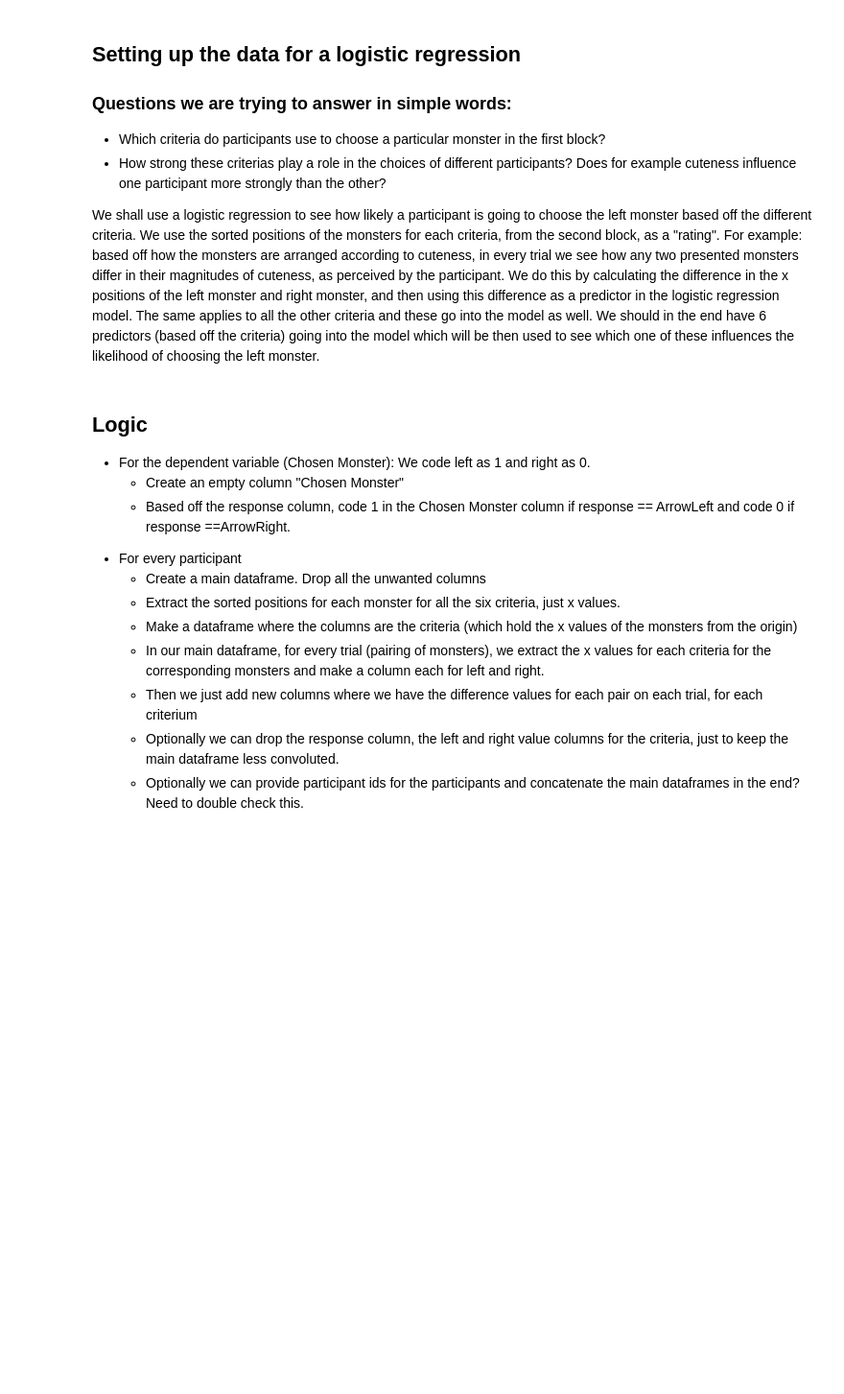
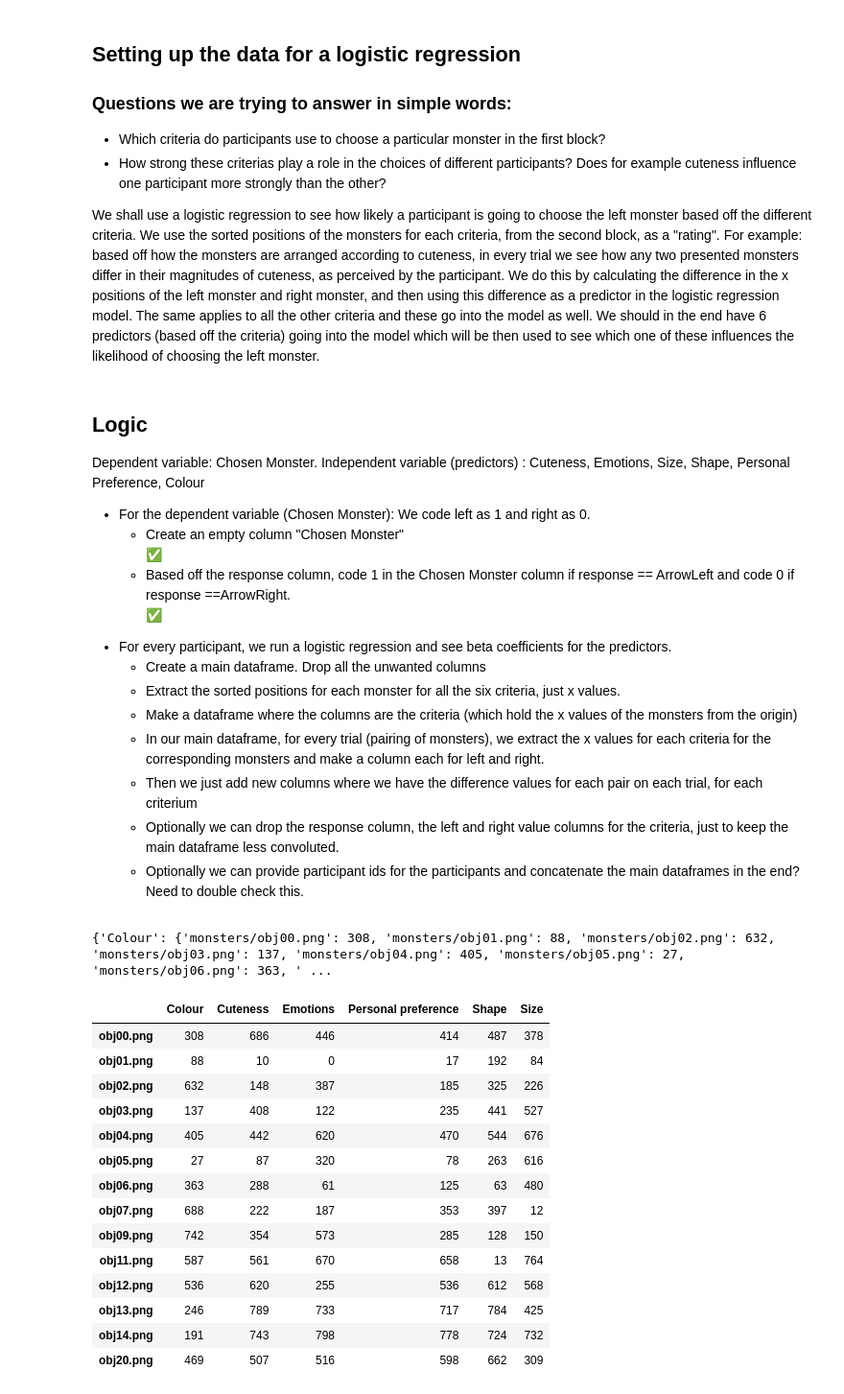
Before and after one commit to Christumas/Cognitive_Maps_Monsters_DataAnalysisCode, a Jupyter notebook: analysis.ipynb, the cells around one changed output. Shown at 96% size. Drawn from its saved outputs; the diff is of its cells as text; code cells hidden in the pictures; blank space fills up the shorter version.

Commit message:
created a dataframe to hold the monsters and their respective criteria values according to how the participant sorted them

```diff
--- a/analysis.ipynb
+++ b/analysis.ipynb
@@ -240,13 +204,15 @@ Text(0.5, 1.0, 'Cuteness')
 <p>We shall use a logistic regression to see how likely a participant is going to choose the left monster based off the different criteria. We use the sorted positions of the monsters for each criteria, from the second block, as a "rating". For example: based off how the monsters are arranged according to cuteness, in every trial we see how any two presented monsters differ in their magnitudes of cuteness, as perceived by the participant. We do this by calculating the difference in the x positions of the left monster and right monster, and then using this difference as a predictor in the logistic regression model. The same applies to all the other criteria and these go into the model as well. We should in the end have 6 predictors (based off the criteria) going into the model which will be then used to see which one of these influences the likelihood of choosing the left monster.</p>
 # %% [markdown]
 <h2>Logic</h2>
+<p>Dependent variable: Chosen Monster.
+Independent variable (predictors) : Cuteness, Emotions, Size, Shape, Personal Preference, Colour </p>
     <ul>
     <li>For the dependent variable (Chosen Monster): We code left as 1 and right as 0.</li>
         <ul>
-        <li>Create an empty column "Chosen Monster"</li>
-        <li>Based off the response column, code 1 in the Chosen Monster column if response == ArrowLeft and code 0 if response ==ArrowRight. </li>
+        <li>Create an empty column "Chosen Monster"</li> ✅
+        <li>Based off the response column, code 1 in the Chosen Monster column if response == ArrowLeft and code 0 if response ==ArrowRight. </li>✅
         </ul>
-    <li>For every participant</li>
+    <li>For every participant, we run a logistic regression and see beta coefficients for the predictors.</li>
         <ul>
             <li>Create a main dataframe. Drop all the unwanted columns</li>
             <li>Extract the sorted positions for each monster for all the six criteria, just x values.</li>
@@ -257,3 +223,71 @@ Text(0.5, 1.0, 'Cuteness')
             <li>Optionally we can provide participant ids for the participants and concatenate the main dataframes in the end? Need to double check this.</li>
         </ul>
     </ul>
+# %%
+main_df = pd.read_csv(r"C:\Master Biosciences\Hiwi Job Heidelberg\Data_Analysis\Prelim_Results\jatos_results_data_20250520083350.csv")
+colstodrop = ['stimulus', 'url','success','plugin_version','view_history','init_locations', 'question_order', 'moves']
+main_df = main_df.drop(colstodrop, axis=1)
+main_df = main_df[main_df['trial_index'] > 3]
+
+insert_position = main_df.columns.get_loc('response') + 1 #+1 because i want the index to be that of the column after the response column, i.e. insert my column after the response column
+main_df.insert(insert_position, 'Chosen_Monster', 0)
+
+#coding left as 1 and right as 0
+main_df.loc[main_df['response'] == 'ArrowLeft', 'Chosen_Monster'] = 1
+main_df.loc[main_df['response'] == 'ArrowRight', 'Chosen_Monster'] = 0
+# %%
+#extracting the positions of the monsters according to criteria
+secondBlock = main_df.loc[main_df['trial_type'] == 'free-sort']
+sorting_criteria = sorted(secondBlock['sort_criteria'].unique())
+
+sortedPositions = {} #holds monsters and their positions
+sorted_final = {} # holds the above dictionary specific to each criteria
+
+for criteria in sorting_criteria:
+    #grab the value in the respective row and column and convert it to a json so we can work with it
+    value = secondBlock.loc[secondBlock['sort_criteria']==criteria, 'final_locations'].squeeze()
+    value = json.loads(value)
+
+
+    for item in value:
+        monster = item['src']
+        x_location = item['x']
+
+        sortedPositions[monster] = x_location
+
+    sorted_final[criteria] = sorted(sortedPositions.items())
+
+
+
+#make a dataframe out of the sorted_final dictionary to hold all the criteria values for each monster
+data = {key:dict(value) for key,value in sorted_final.items()} #convert the sorted_final dict values to dictionaries (we create nested dictionaries)
+print(data)
+#we need to remove the "monsters/" prefix in the dictionaries
+new_data = {} #the dictionary that will contain the criteria : inner dictionary with all the monsters and their values
+for key in data: #loop over outer dictionary
+    inner_dict = data[key]
+    temporary_dict = {} #temporary dictionary which will be the inner dictionary holding the monsters and their criteria values
+    for monster_path, item in inner_dict.items():
+        new_key = monster_path.removeprefix('monsters/')
+        temporary_dict[new_key] = item
+
+    new_data[key] = temporary_dict
+
+monstersdf = pd.DataFrame(new_data)
+# %% [output]
+{'Colour': {'monsters/obj00.png': 308, 'monsters/obj01.png': 88, 'monsters/obj02.png': 632, 'monsters/obj03.png': 137, 'monsters/obj04.png': 405, 'monsters/obj05.png': 27, 'monsters/obj06.png': 363, ' ...
+|  | Colour | Cuteness | Emotions | Personal preference | Shape | Size |
+| obj00.png | 308 | 686 | 446 | 414 | 487 | 378 |
+| obj01.png | 88 | 10 | 0 | 17 | 192 | 84 |
+| obj02.png | 632 | 148 | 387 | 185 | 325 | 226 |
+| obj03.png | 137 | 408 | 122 | 235 | 441 | 527 |
+| obj04.png | 405 | 442 | 620 | 470 | 544 | 676 |
+| obj05.png | 27 | 87 | 320 | 78 | 263 | 616 |
+| obj06.png | 363 | 288 | 61 | 125 | 63 | 480 |
+| obj07.png | 688 | 222 | 187 | 353 | 397 | 12 |
+| obj09.png | 742 | 354 | 573 | 285 | 128 | 150 |
+| obj11.png | 587 | 561 | 670 | 658 | 13 | 764 |
+| obj12.png | 536 | 620 | 255 | 536 | 612 | 568 |
+| obj13.png | 246 | 789 | 733 | 717 | 784 | 425 |
+| obj14.png | 191 | 743 | 798 | 778 | 724 | 732 |
+| obj20.png | 469 | 507 | 516 | 598 | 662 | 309 |
```
Also changed, not shown: parts of 3 cells of this notebook.
